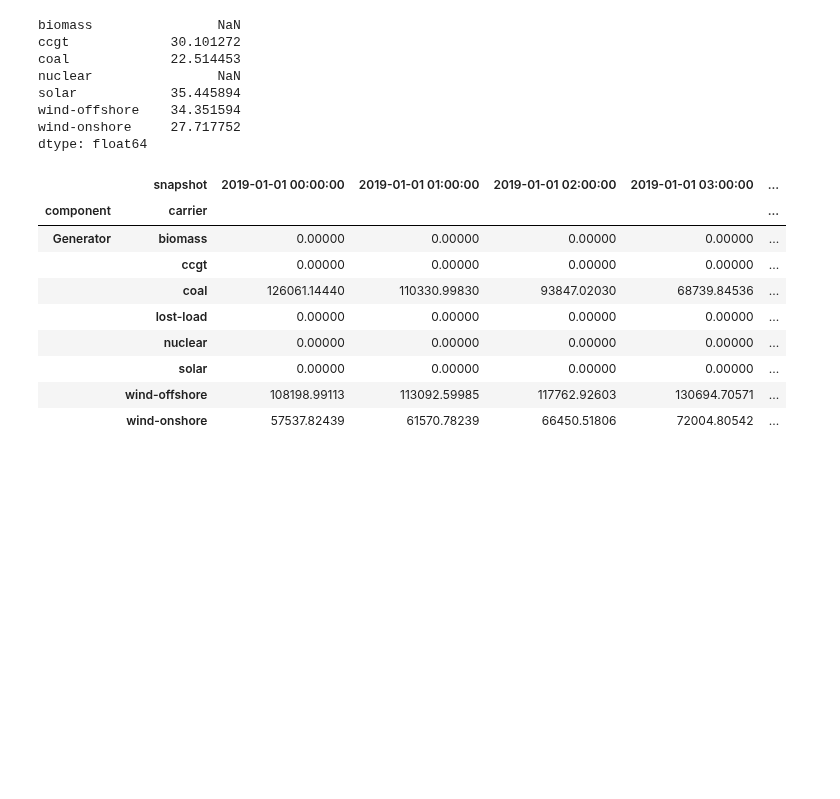
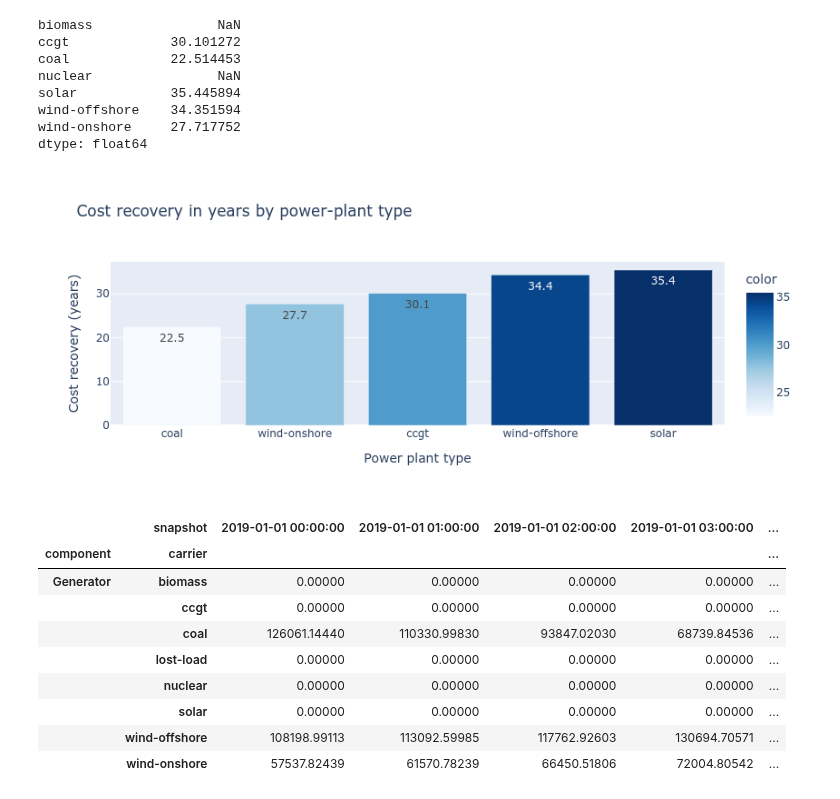
Before and after one commit to FLomb/electricity-market-scenarios-in-PyPSA, a Jupyter notebook: my_model/tutorial_1_create_national_model.ipynb, the cells around one changed output. Drawn from its saved outputs; the diff is of its cells as text; code cells hidden in the pictures; blank space fills up the shorter version.

```diff
--- a/my_model/tutorial_1_create_national_model.ipynb
+++ b/my_model/tutorial_1_create_national_model.ipynb
@@ -313,6 +327,25 @@ solar            35.445894
 wind-offshore    34.351594
 wind-onshore     27.717752
 dtype: float64
+# %%
+# Let's make it visual
+data = payback_time.dropna().sort_values()
+fig = px.bar(
+    data,
+    x=data.index,
+    y=data.values,
+    title="Cost recovery in years by power-plant type",
+    labels={
+        "x": "Power plant type",
+        "y": "Cost recovery (years)"
+    },
+    text_auto=".1f",
+    color=data.values.round(2),
+    color_continuous_scale="Blues",
+)
+fig.show()
+# %% [output]
+[figure, added]
 # %%
 # We can also look at revenues hour-by-hour
 n.statistics.revenue(groupby_time=False, components=['Generator']).fillna(0)
```
Also changed, not shown: parts of 6 cells of this notebook, 7 other files.
